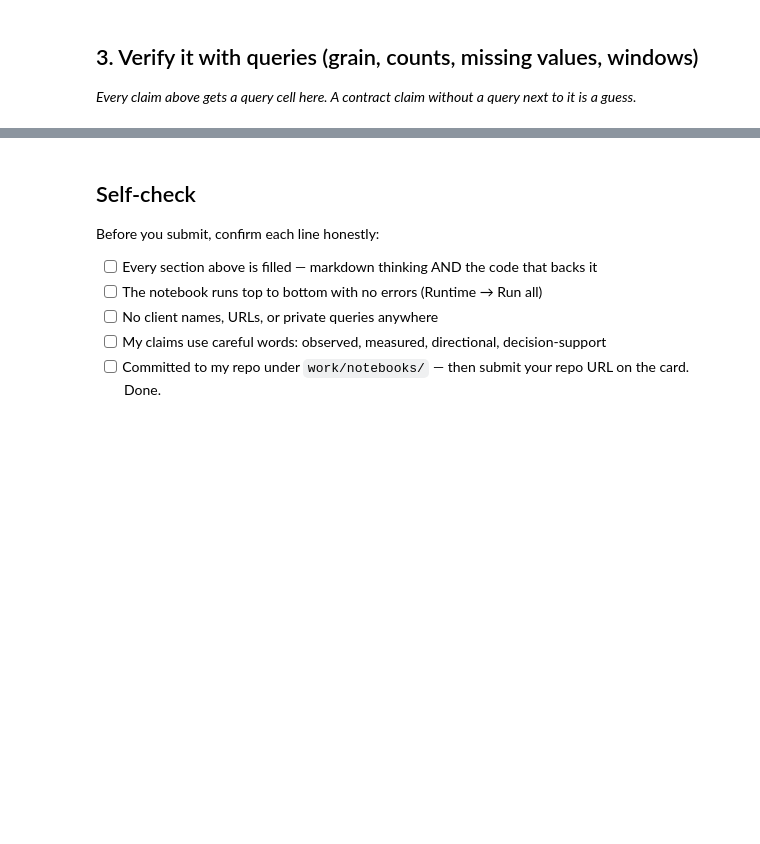
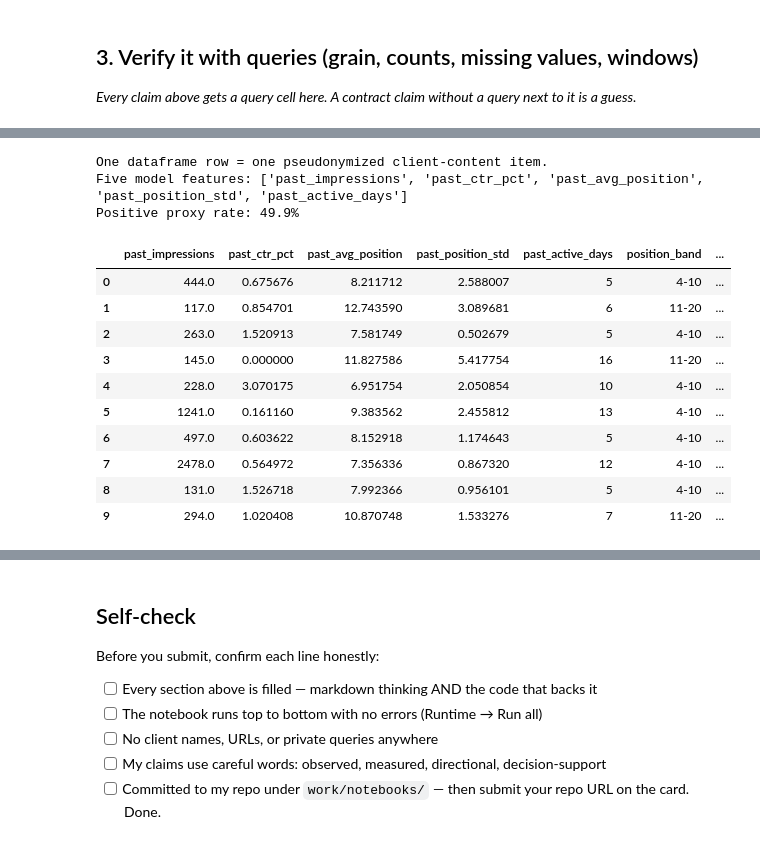
Before and after one commit to kevinwdt/flyrank-internship-ml, a Jupyter notebook: work/notebooks/w03_data_contract.ipynb, the cells around one changed output, grey strips where cells are left out. Cells and saved outputs as stored; diff of their text form; code cells hidden in the pictures; blank space fills up the shorter version.

```diff
--- a/work/notebooks/w03_data_contract.ipynb
+++ b/work/notebooks/w03_data_contract.ipynb
@@ -26,0 +367,63 @@ This skeleton is yours to fill. Work the sections **in order** — each one has
+# %%
+# Compare pages only with pages in a similar prior position range.
+feature_frame["position_band"] = pd.cut(
+    feature_frame["past_avg_position"],
+    bins=[0, 3, 10, 20],
+    labels=["1-3", "4-10", "11-20"],
+    include_lowest=True,
+)
+
+feature_frame["expected_outcome_ctr_pct"] = (
+    feature_frame.groupby(
+        "position_band",
+        observed=True
+    )["outcome_ctr_pct"].transform("median")
+)
+
+# Positive gap = outcome CTR fell below the position-band median.
+feature_frame["outcome_ctr_gap"] = (
+    feature_frame["expected_outcome_ctr_pct"]
+    - feature_frame["outcome_ctr_pct"]
+)
+
+feature_frame["low_ctr_label"] = (
+    feature_frame["outcome_ctr_gap"] > 0
+).astype(int)
+
+feature_columns = [
+    "past_impressions",
+    "past_ctr_pct",
+    "past_avg_position",
+    "past_position_std",
+    "past_active_days",
+]
+
+print("One dataframe row = one pseudonymized client-content item.")
+print("Five model features:", feature_columns)
+print(
+    "Positive proxy rate:",
+    f"{feature_frame['low_ctr_label'].mean():.1%}"
+)
+
+# Do not display IDs or raw URLs in the public notebook.
+display(
+    feature_frame[
+        feature_columns
+        + ["position_band", "low_ctr_label"]
+    ].head(10)
+)
+# %% [output]
+One dataframe row = one pseudonymized client-content item.
+Five model features: ['past_impressions', 'past_ctr_pct', 'past_avg_position', 'past_position_std', 'past_active_days']
+Positive proxy rate: 49.9%
+|  | past_impressions | past_ctr_pct | past_avg_position | past_position_std | past_active_days | position_band | ... |
+| 0 | 444.0 | 0.675676 | 8.211712 | 2.588007 | 5 | 4-10 | ... |
+| 1 | 117.0 | 0.854701 | 12.743590 | 3.089681 | 6 | 11-20 | ... |
+| 2 | 263.0 | 1.520913 | 7.581749 | 0.502679 | 5 | 4-10 | ... |
+| 3 | 145.0 | 0.000000 | 11.827586 | 5.417754 | 16 | 11-20 | ... |
+| 4 | 228.0 | 3.070175 | 6.951754 | 2.050854 | 10 | 4-10 | ... |
+| 5 | 1241.0 | 0.161160 | 9.383562 | 2.455812 | 13 | 4-10 | ... |
+| 6 | 497.0 | 0.603622 | 8.152918 | 1.174643 | 5 | 4-10 | ... |
+| 7 | 2478.0 | 0.564972 | 7.356336 | 0.867320 | 12 | 4-10 | ... |
+| 8 | 131.0 | 1.526718 | 7.992366 | 0.956101 | 5 | 4-10 | ... |
+| 9 | 294.0 | 1.020408 | 10.870748 | 1.533276 | 7 | 11-20 | ... |
```
Also changed, not shown: parts of 19 cells of this notebook.
